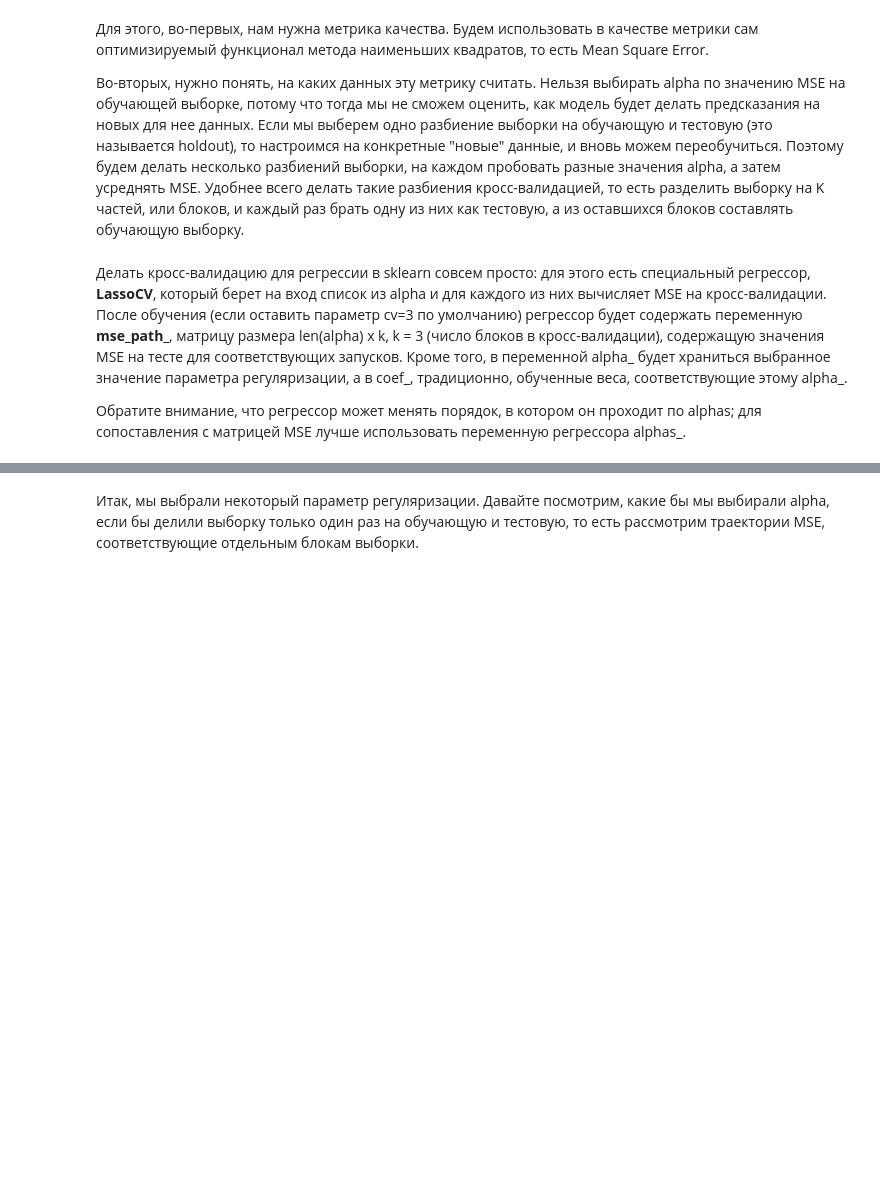
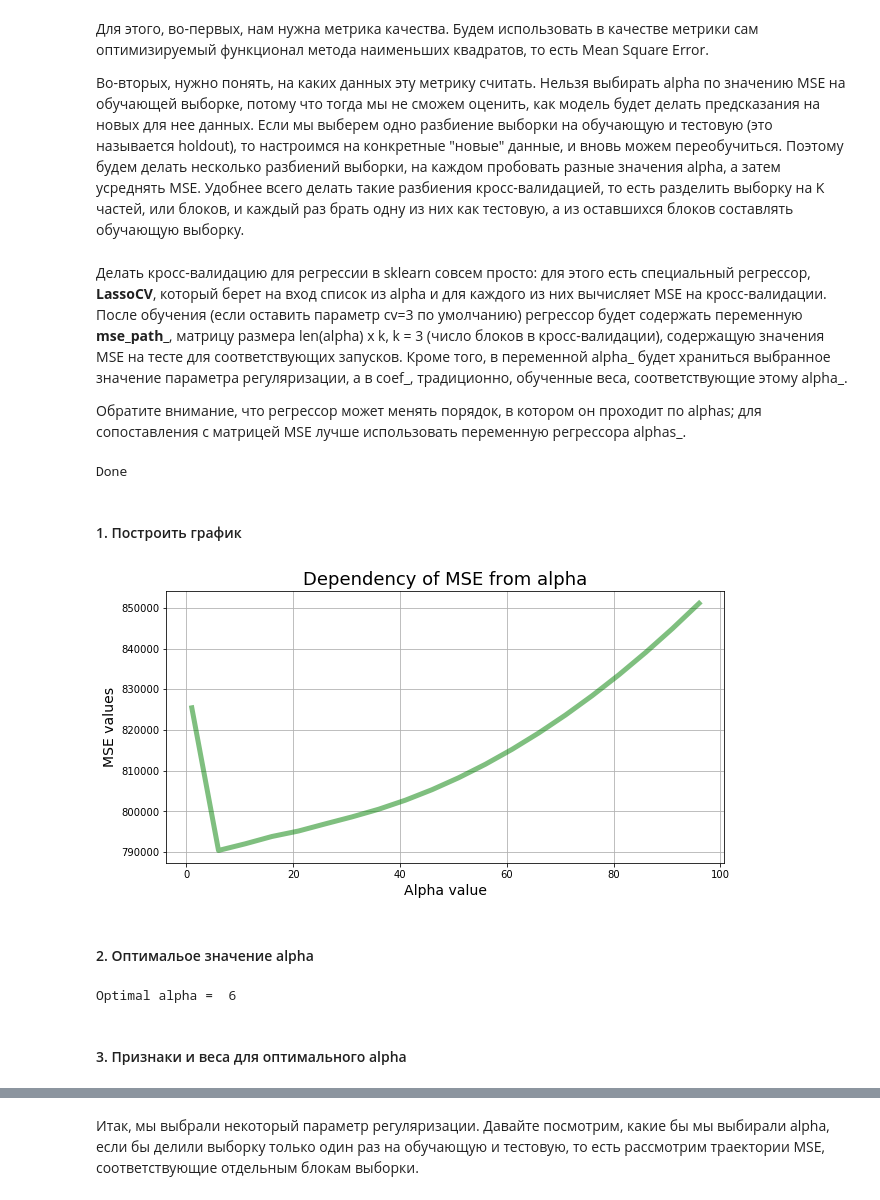
Before and after one commit to ZakharovAleksey/Study, a Jupyter notebook: Machine Learning/Yandex_specialization/1_Labeling_data_training/t3_linear_model.ipynb, the cells around one changed output, grey strips where cells are left out. Saved outputs shown, nothing was run; the diff lists cells and outputs as text; code cells hidden in the pictures; blank space fills up the shorter version.

```diff
--- a/Machine Learning/Yandex_specialization/1_Labeling_data_training/t3_linear_model.ipynb
+++ b/Machine Learning/Yandex_specialization/1_Labeling_data_training/t3_linear_model.ipynb
@@ -241,3 +386,30 @@ from sklearn.linear_model import LassoCV
 # Постройте график _усредненного_ по строкам MSE в зависимости от alpha.
 # Выведите выбранное alpha, а также пары "признак-коэффициент" для обученного вектора коэффициентов
 alphas = np.arange(1, 100, 5)
+clf = LassoCV(alphas=alphas)
+clf.fit(X, y)
+print('Done')
+# %% [output]
+Done
+# %% [markdown]
+#### 1. Построить график
+# %%
+fig, ax = plt.subplots(figsize=(10, 5))
+ax.plot(clf.alphas_, MSE, lw=5, color='green', alpha=0.5)
+ax.grid(True)
+ax.set_xlabel('Alpha value', fontsize=14)
+ax.set_ylabel('MSE values', fontsize=14)
+ax.set_title('Dependency of MSE from alpha', fontsize=18)
+plt.show()
+# %% [output]
+[figure, added]
+# %% [markdown]
+#### 2. Оптимальое значение alpha
+# %%
+# 1. Find optimal alpha
+MSE = clf.mse_path_.mean(axis=1)
+print('Optimal alpha = ', clf.alphas_[np.argmin(MSE)])
+# %% [output]
+Optimal alpha =  6
+# %% [markdown]
+#### 3. Признаки и веса для оптимального alpha
```
Also changed, not shown: parts of 27 cells of this notebook.
